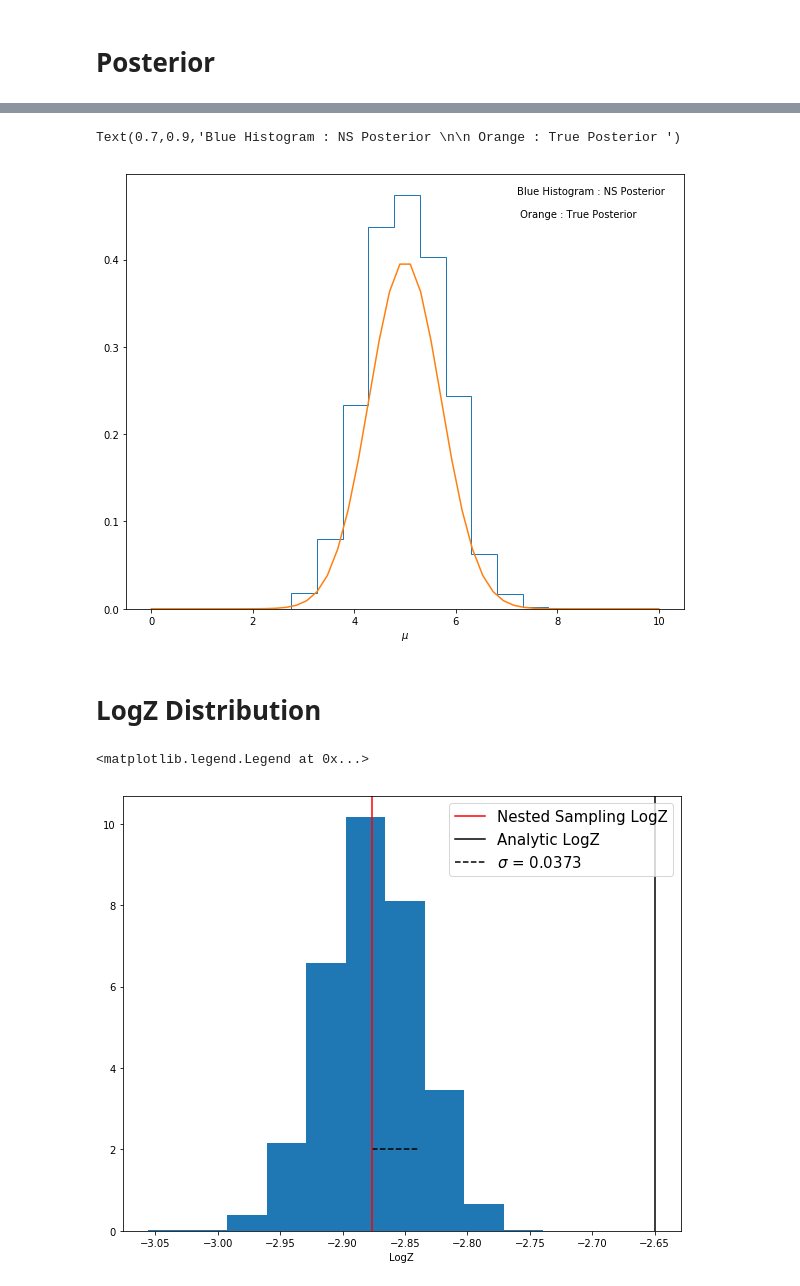
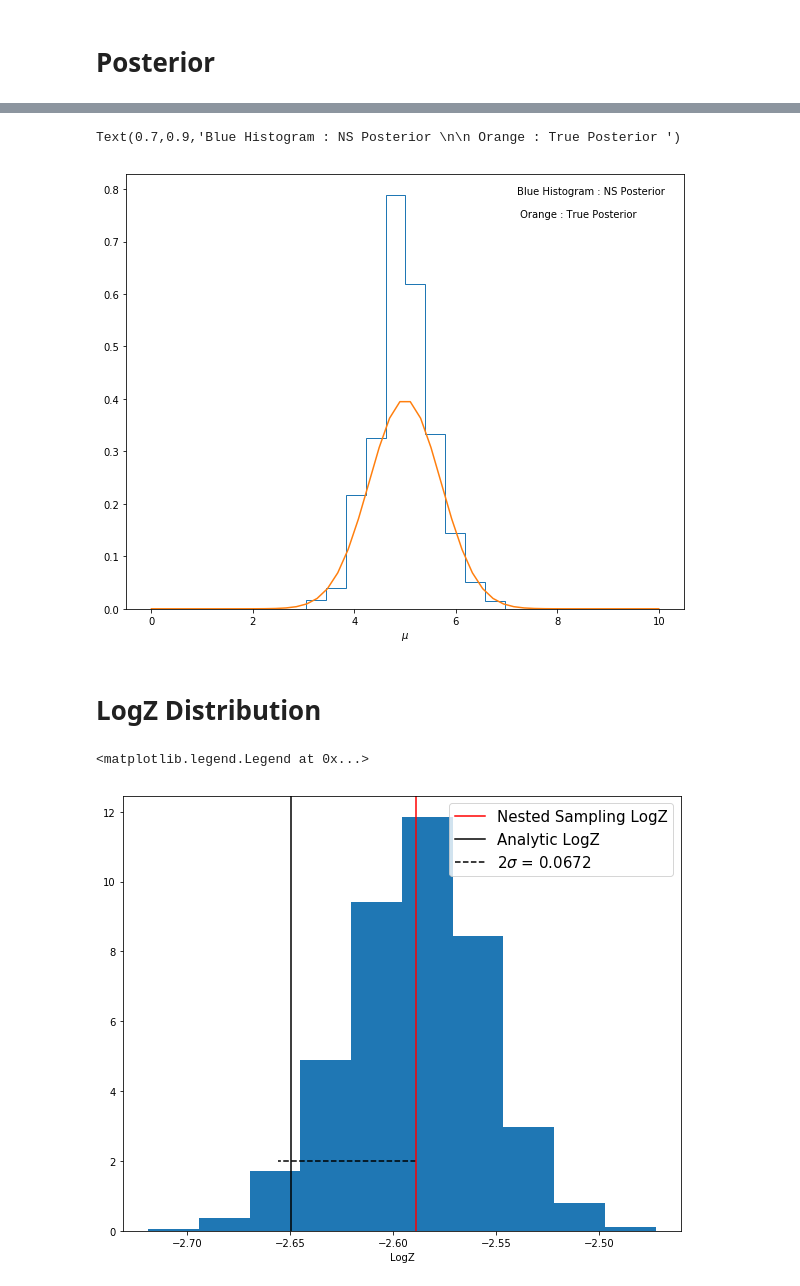
Before and after one commit to HopeMoloko/FireFly, a Jupyter notebook: Nested_Sampling.2.0/Nested-Sampling_Simple_Tests/TEST_M-H_MCMC_MODULE.ipynb, the cells around one changed output, grey strips where cells are left out. Cells and saved outputs as stored; diff of their text form; code cells hidden in the pictures.

Commit message:
updated file on mcmc results from

```diff
--- a/Nested_Sampling.2.0/Nested-Sampling_Simple_Tests/TEST_M-H_MCMC_MODULE.ipynb
+++ b/Nested_Sampling.2.0/Nested-Sampling_Simple_Tests/TEST_M-H_MCMC_MODULE.ipynb
@@ -131,9 +132,9 @@ def Prior(mu,args):
     mulimits = args[0]
     #If position is out of limits discard
     if (mu < mulimits[0]) | (mu > mulimits[1]):
-        mu_prior = np.nan
+        mu_prior = 0.0
     else:
-        mu_prior = 1.0/(mulimits[1] - mulimits[0])
+        mu_prior = 1.0
 
     return mu_prior
 # %%
@@ -183,10 +183,10 @@ for i in range(0, N):
     logp = np.append(logp,Prior(mu_val,args_prior))
 # %%
 # Number of NS iterations
-nest_steps = 20000
+nest_steps = 5000
 
 # MCMC steps per NS iteration
-mcmc_steps = 350
+mcmc_steps = 100
 
 # mcmc stepsize
 mustep = 0.4
@@ -224,18 +224,17 @@ for i in range(nest_steps):
     #and do mcmc from the random particle (will change with new sample)
     particles[worst] = duplicate.deepcopy(particles[copy])
 
-    particle_new_copy =  particles[worst]
+    particle_new_copy =  particles[copy]
     # Likelihood of worst point
-    loglstar = duplicate.deepcopy(logl[worst])
-    logpstar = logp[worst]
+    loglstar = duplicate.deepcopy(logl[copy])
+    logpstar = logp[copy]
 
 
-    theta = particle_new_copy
+    theta = np.array([particle_new_copy])
 
     #Do mcmc on the survivor particle
     chain_particle , chain_loglike , chain_prior , Acceptance_R = MH3.MH_mcmc(logLikelihood,Prior,\
-                                                    theta,args_loglike,args_prior,mcmc_steps,stepsize,\
-                                                    Nested_Sampling=True,Nested_Sampling_args=[loglstar,logpstar])
+                                                    theta,args_loglike,args_prior,mcmc_steps,stepsize)
     if chain_loglike[-1]>loglstar:
         logl[worst]      = chain_loglike[-1]
         particles[worst] = chain_particle[-1]
@@ -355,7 +354,7 @@ plt.xlabel('$\mu$')
 plt.annotate("Blue Histogram : NS Posterior \n\n Orange : True Posterior ",xy=(0.7,0.9),xycoords="axes fraction")
 # %% [output]
 Text(0.7,0.9,'Blue Histogram : NS Posterior \n\n Orange : True Posterior ')
-[figure, old version]
+[figure, new version]
 # %% [markdown]
 # LogZ Distribution
 # %%
@@ -381,14 +380,14 @@ for i in range(NZ):   # Samples size
 # %%
 std = np.std(logZ_distribution)    # Standard deviation of logZ distribution
 
 fig,ax = plt.subplots(figsize=(10,8))
 
 ax.hist(logZ_distribution,normed=True);
 ax.axvline(logZ,c='r',label = 'Nested Sampling LogZ')
 ax.axvline(np.log(0.0707),c='k',label='Analytic LogZ')
 ax.set_xlabel('LogZ')
-ax.axes.hlines(2,logZ,logZ+std,linestyle='dashed',label='$\sigma$ = ' +str(np.round(std,4)))
+ax.axes.hlines(2,logZ,logZ-2*std,linestyle='dashed',label='$2\sigma$ = ' +str(2*np.round(std,4)))
 ax.legend(fontsize=15)
 # %% [output]
 <matplotlib.legend.Legend at 0x...>
-[figure, old version]
+[figure, new version]
```
Also changed, not shown: parts of 7 cells of this notebook, 5 other files.
